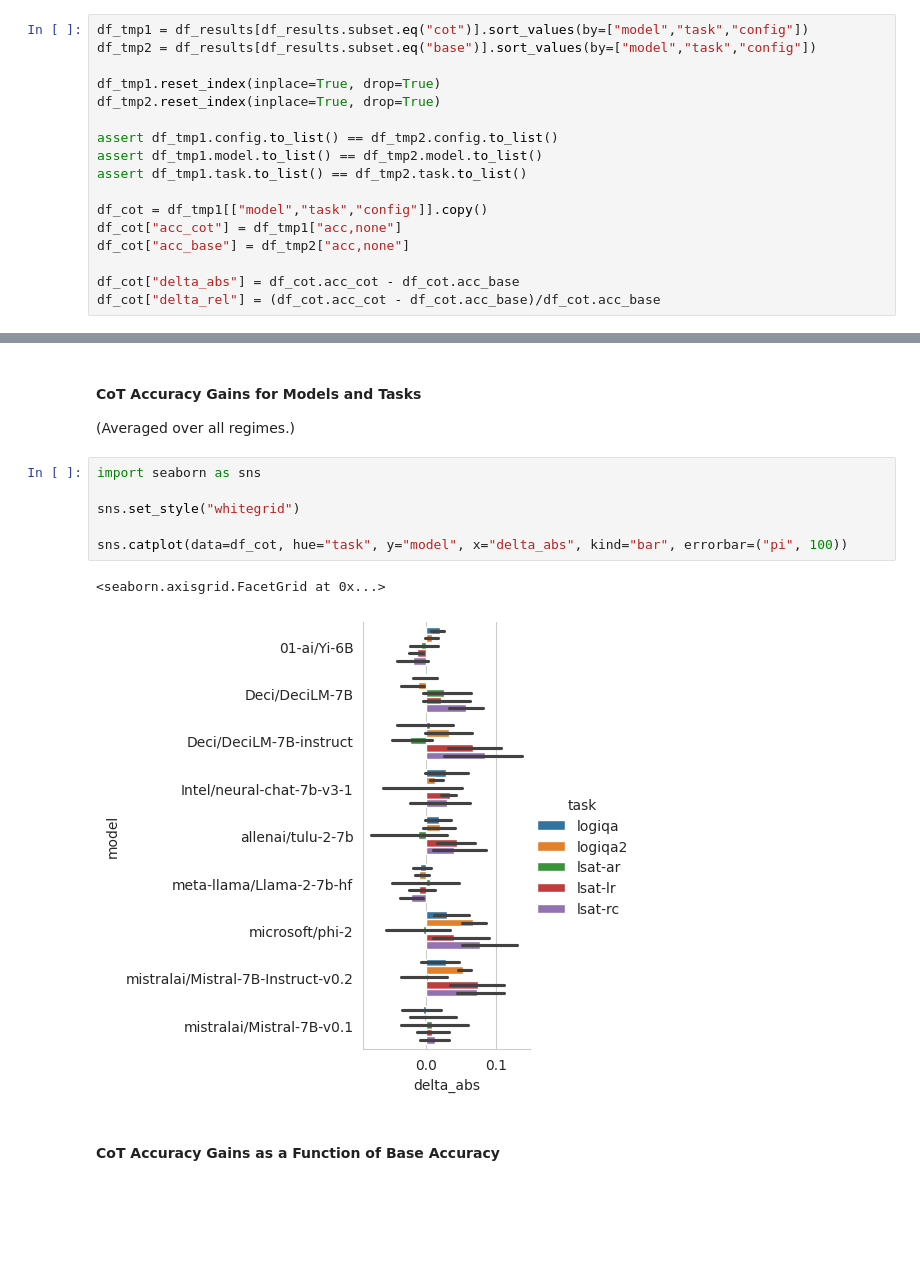
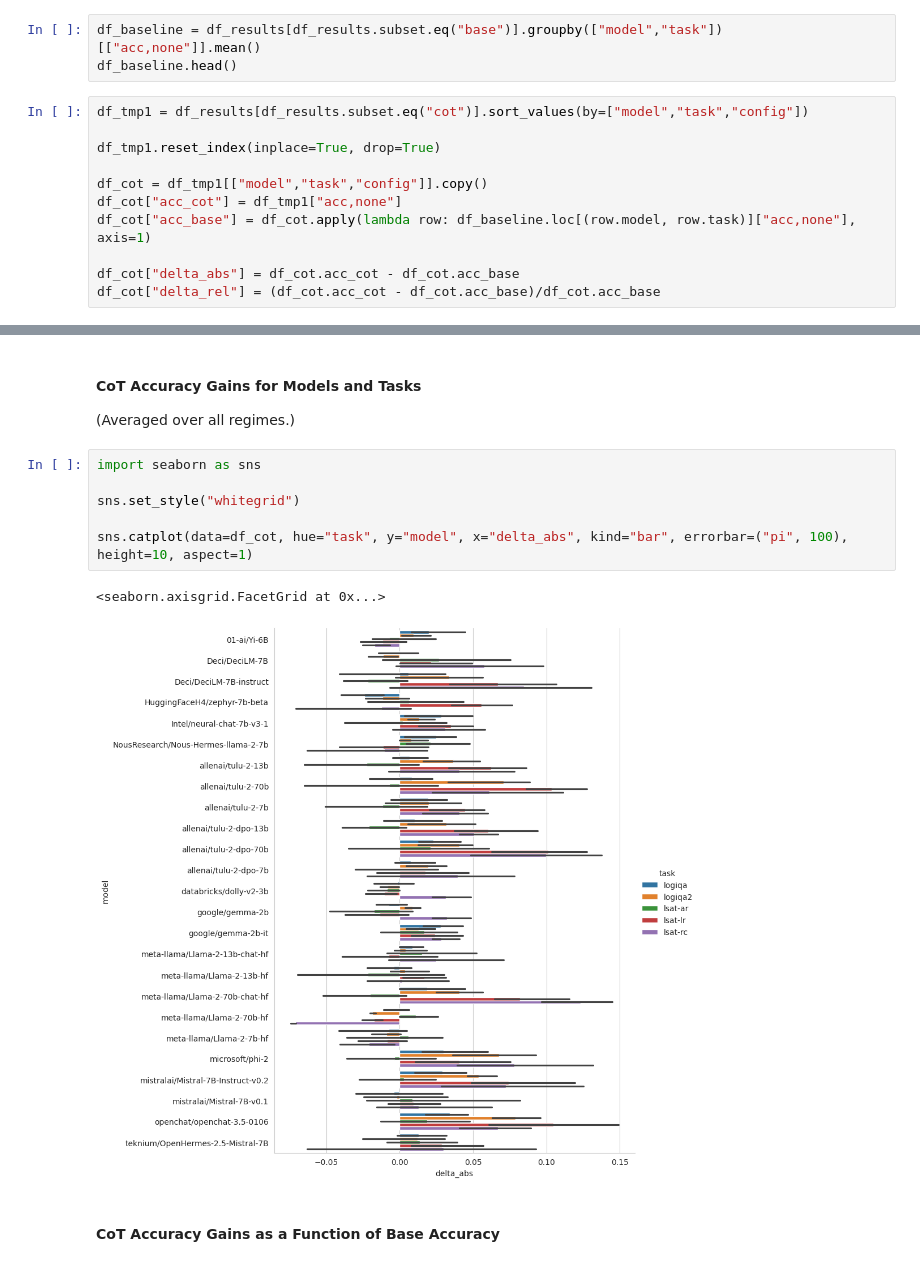
Before and after one commit to logikon-ai/cot-eval, a Jupyter notebook: notebooks/CoT_Leaderboard_Results_Exploration.ipynb, the cells around one changed output, grey strips where cells are left out. Drawn from its saved outputs; the diff is of its cells as text; blank space fills up the shorter version.

```diff
--- a/notebooks/CoT_Leaderboard_Results_Exploration.ipynb
+++ b/notebooks/CoT_Leaderboard_Results_Exploration.ipynb
@@ -111,17 +113,14 @@ df_results.head()
+# %%
+df_baseline = df_results[df_results.subset.eq("base")].groupby(["model","task"])[["acc,none"]].mean()
+df_baseline.head()
 # %%
 df_tmp1 = df_results[df_results.subset.eq("cot")].sort_values(by=["model","task","config"])
-df_tmp2 = df_results[df_results.subset.eq("base")].sort_values(by=["model","task","config"])
 
 df_tmp1.reset_index(inplace=True, drop=True)
-df_tmp2.reset_index(inplace=True, drop=True)
-
-assert df_tmp1.config.to_list() == df_tmp2.config.to_list()
-assert df_tmp1.model.to_list() == df_tmp2.model.to_list()
-assert df_tmp1.task.to_list() == df_tmp2.task.to_list()
 
 df_cot = df_tmp1[["model","task","config"]].copy()
 df_cot["acc_cot"] = df_tmp1["acc,none"]
-df_cot["acc_base"] = df_tmp2["acc,none"]
+df_cot["acc_base"] = df_cot.apply(lambda row: df_baseline.loc[(row.model, row.task)]["acc,none"], axis=1)
 
 df_cot["delta_abs"] = df_cot.acc_cot - df_cot.acc_base
 df_cot["delta_rel"] = (df_cot.acc_cot - df_cot.acc_base)/df_cot.acc_base
@@ -212,12 +217,12 @@ df_cot.head()
 # %%
 import seaborn as sns
 
 sns.set_style("whitegrid")
 
-sns.catplot(data=df_cot, hue="task", y="model", x="delta_abs", kind="bar", errorbar=("pi", 100))
+sns.catplot(data=df_cot, hue="task", y="model", x="delta_abs", kind="bar", errorbar=("pi", 100), height=10, aspect=1)
 # %% [output]
 <seaborn.axisgrid.FacetGrid at 0x...>
-[figure, old version]
+[figure, new version]
 # %% [markdown]
 #### CoT Accuracy Gains as a Function of Base Accuracy
 # %%
```
Also changed, not shown: parts of 8 cells of this notebook.
